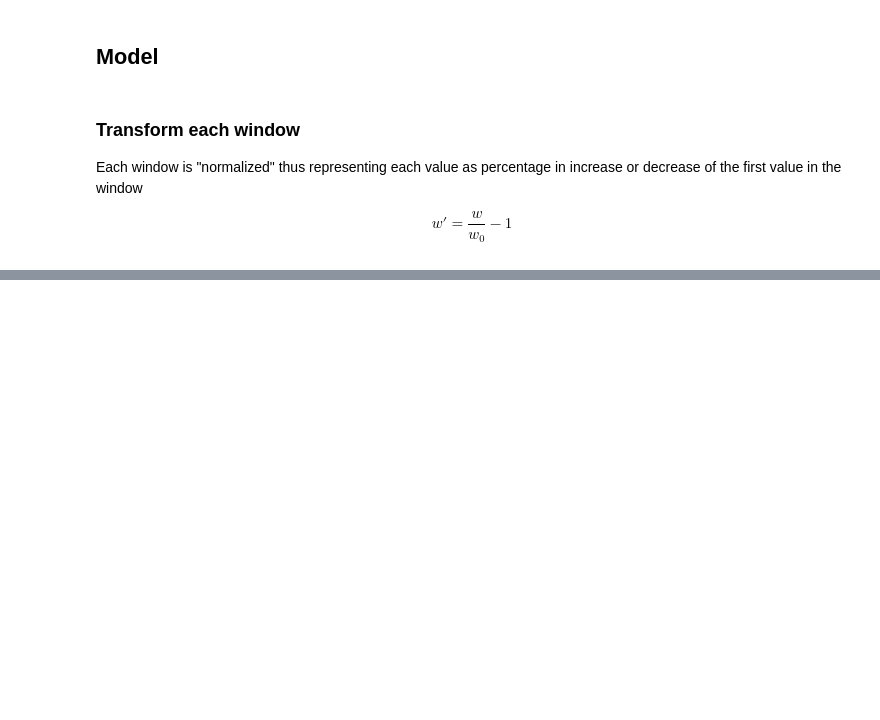
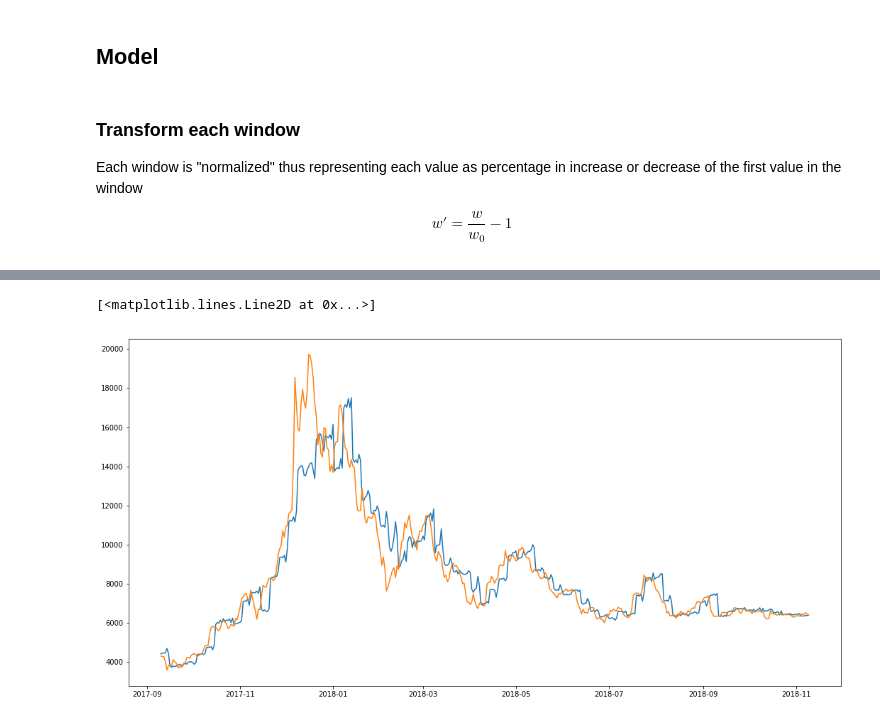
Before and after one commit to Angelogeb/data-mining, a Jupyter notebook: hw4/LSTM for Timeseries.ipynb, the cells around one changed output, grey strips where cells are left out. Cells and saved outputs as stored; diff of their text form; code cells hidden in the pictures; blank space fills up the shorter version.

Commit message:
Implemented LSTM model

```diff
--- a/hw4/LSTM for Timeseries.ipynb
+++ b/hw4/LSTM for Timeseries.ipynb
@@ -202,15 +207,15 @@ X_train.shape, X_test.shape, Y_train.shape, Y_test.shape
 # %%
-def build_lstm_nn(units, timesteps, input_shape):
+def build_lstm_nn(out_size, timesteps, input_shape):
     model = Sequential()
     model.add(LSTM(
-        units,
+        out_size,
         input_shape=(timesteps, input_shape)
     ))
     return model
 # %%
-model = build_lstm_nn(1, IN_TIMESTEPS, 2)
+model = build_lstm_nn(OUT_TIMESTEPS, IN_TIMESTEPS, len(X_cols))
 # %%
 model.compile(loss='mean_absolute_error', optimizer='adam')
 # %%
-model.fit(X_train, Y_train, epochs=10, batch_size=128)
+model.fit(X_train, Y_train, epochs=EPOCHS, batch_size=BATCH_SZ)
 # %% [output]
@@ -237 +239,19 @@ Epoch 10/10
 <keras.callbacks.History at 0x...>
+# %%
+Y_pred = model.predict(X_test)
+Y_pred_raw = (Y_pred + 1) *  X_raw_test[:,0,2][:,np.newaxis]
+# %%
+plt.figure(figsize = (18,9))
+
+dates = daily_info["Date"][split + IN_TIMESTEPS:].values
+
+Y_pred_plt = Y_pred_raw[::OUT_TIMESTEPS].reshape(-1)
+Y_test_plt = Y_raw_test[::OUT_TIMESTEPS].reshape(-1)
+
+dates = dates[:len(dates) - (len(dates) - len(Y_test_plt))]
+
+plt.plot(dates, Y_pred_plt)
+plt.plot(dates, Y_test_plt)
+# %% [output]
+[<matplotlib.lines.Line2D at 0x...>]
+[figure, added]
```
Also changed, not shown: parts of 8 cells of this notebook.
